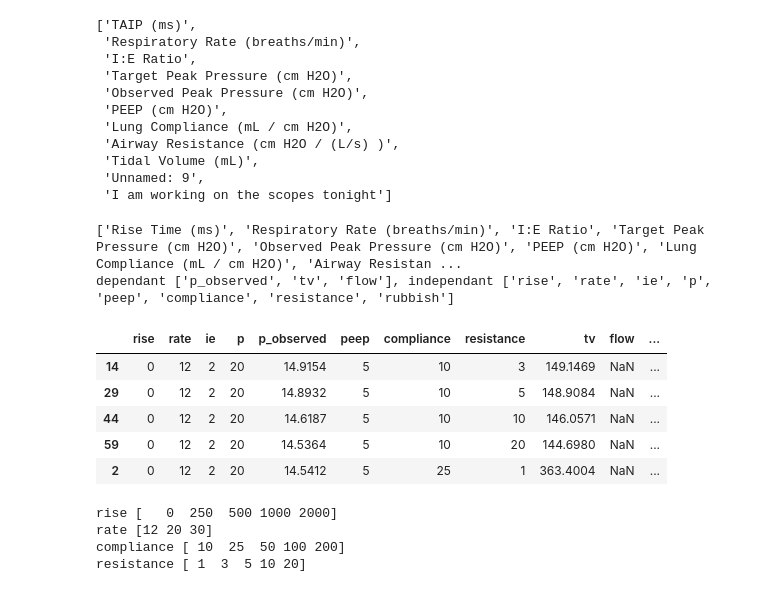
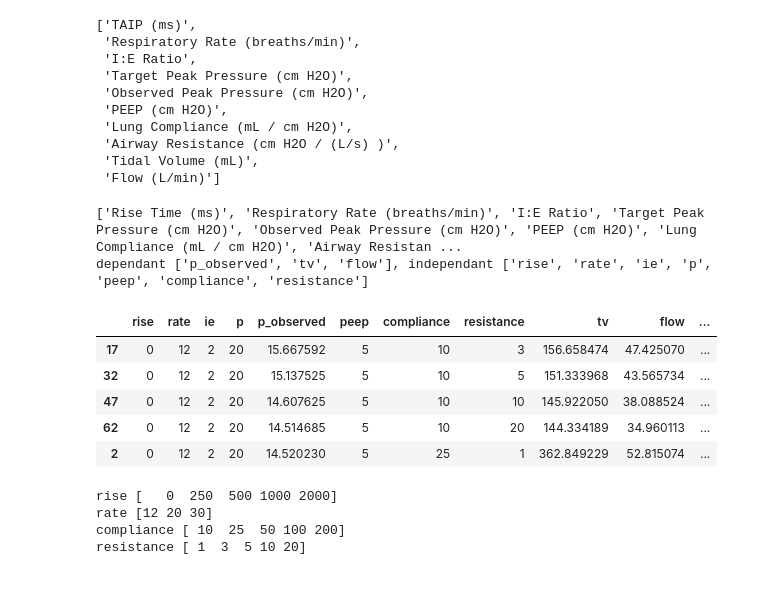
Before and after one commit to PubInv/simulink-pressure-lung, a Jupyter notebook: data/plots.ipynb, the cells around one changed output. Cells and saved outputs as stored; diff of their text form; code cells hidden in the pictures.

```diff
--- a/data/plots.ipynb
+++ b/data/plots.ipynb
@@ -9,6 +9,7 @@ from IPython.display import HTML
 # %%
 source = 'Version1.csv'
 source = 'data.csv'
+source = 'Version1.csv'
 # %%
 data = pd.read_csv(source)
 pretty_cols = list(data.columns)
@@ -23,31 +24,30 @@ pretty_cols
  'Lung Compliance (mL / cm H2O)',
  'Airway Resistance (cm H2O / (L/s) )',
  'Tidal Volume (mL)',
- 'Unnamed: 9',
- 'I am working on the scopes tonight']
+ 'Flow (L/min)']
 # %%
 pretty_cols[0] = "Rise Time (ms)"
 print(pretty_cols)
-easy_cols = ['rise', 'rate', 'ie', 'p', 'p_observed', 'peep', 'compliance', 'resistance', 'tv', 'flow', 'rubbish']
+easy_cols = ['rise', 'rate', 'ie', 'p', 'p_observed', 'peep', 'compliance', 'resistance', 'tv', 'flow']
 units = dict(zip(easy_cols,['ms', '/min', '', 'cmH2O', 'cmH2O', 'cmH2O', 'mL/cmH2O', 'cmH2O/L/s', 'mL', 'L/min']))
 pretty = dict(zip(easy_cols, pretty_cols))
 dependant = ['p_observed', 'tv', 'flow']
 independant = [c for c in easy_cols if c not in dependant]
 data.columns = easy_cols #[pretty_cols]
 data['alveolarMV'] = (data.rate * (data.tv - 150)).clip(0, 100000)
 pretty['alveolarMV'] = "Alveolar Minute Volume"
 print(f"dependant {dependant}, independant {independant}")
 data.sort_values(independant, inplace=True)
 display(data.head())
 # %% [output]
 ['Rise Time (ms)', 'Respiratory Rate (breaths/min)', 'I:E Ratio', 'Target Peak Pressure (cm H2O)', 'Observed Peak Pressure (cm H2O)', 'PEEP (cm H2O)', 'Lung Compliance (mL / cm H2O)', 'Airway Resistan ...
-dependant ['p_observed', 'tv', 'flow'], independant ['rise', 'rate', 'ie', 'p', 'peep', 'compliance', 'resistance', 'rubbish']
+dependant ['p_observed', 'tv', 'flow'], independant ['rise', 'rate', 'ie', 'p', 'peep', 'compliance', 'resistance']
 |  | rise | rate | ie | p | p_observed | peep | compliance | resistance | tv | flow | ... |
-| 14 | 0 | 12 | 2 | 20 | 14.9154 | 5 | 10 | 3 | 149.1469 | NaN | ... |
-| 29 | 0 | 12 | 2 | 20 | 14.8932 | 5 | 10 | 5 | 148.9084 | NaN | ... |
-| 44 | 0 | 12 | 2 | 20 | 14.6187 | 5 | 10 | 10 | 146.0571 | NaN | ... |
-| 59 | 0 | 12 | 2 | 20 | 14.5364 | 5 | 10 | 20 | 144.6980 | NaN | ... |
-| 2 | 0 | 12 | 2 | 20 | 14.5412 | 5 | 25 | 1 | 363.4004 | NaN | ... |
+| 17 | 0 | 12 | 2 | 20 | 15.667592 | 5 | 10 | 3 | 156.658474 | 47.425070 | ... |
+| 32 | 0 | 12 | 2 | 20 | 15.137525 | 5 | 10 | 5 | 151.333968 | 43.565734 | ... |
+| 47 | 0 | 12 | 2 | 20 | 14.607625 | 5 | 10 | 10 | 145.922050 | 38.088524 | ... |
+| 62 | 0 | 12 | 2 | 20 | 14.514685 | 5 | 10 | 20 | 144.334189 | 34.960113 | ... |
+| 2 | 0 | 12 | 2 | 20 | 14.520230 | 5 | 25 | 1 | 362.849229 | 52.815074 | ... |
 # %%
 # These are our variables:
 for i in independant:
```
Also changed, not shown: parts of 2 cells of this notebook, 1 other file.
